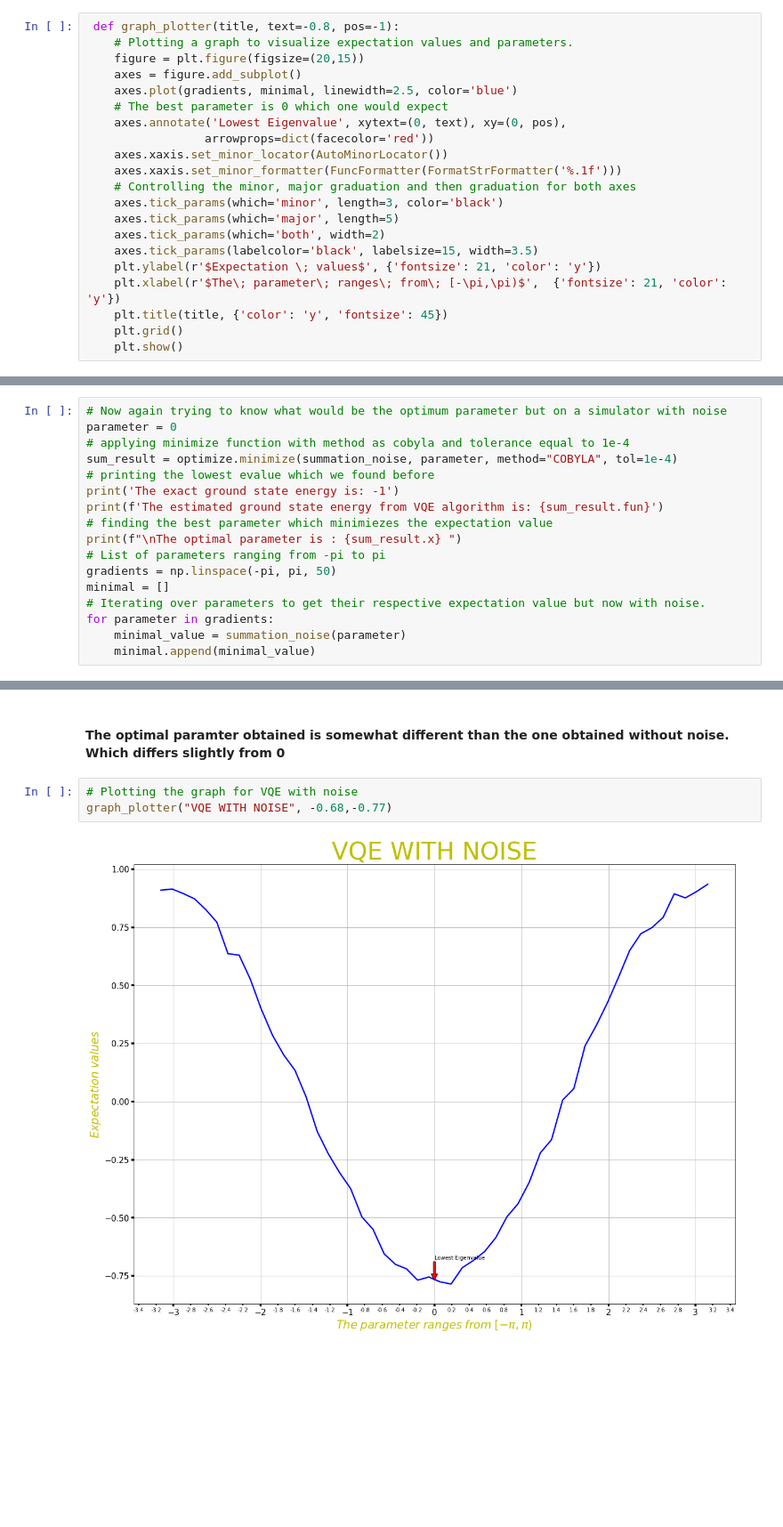
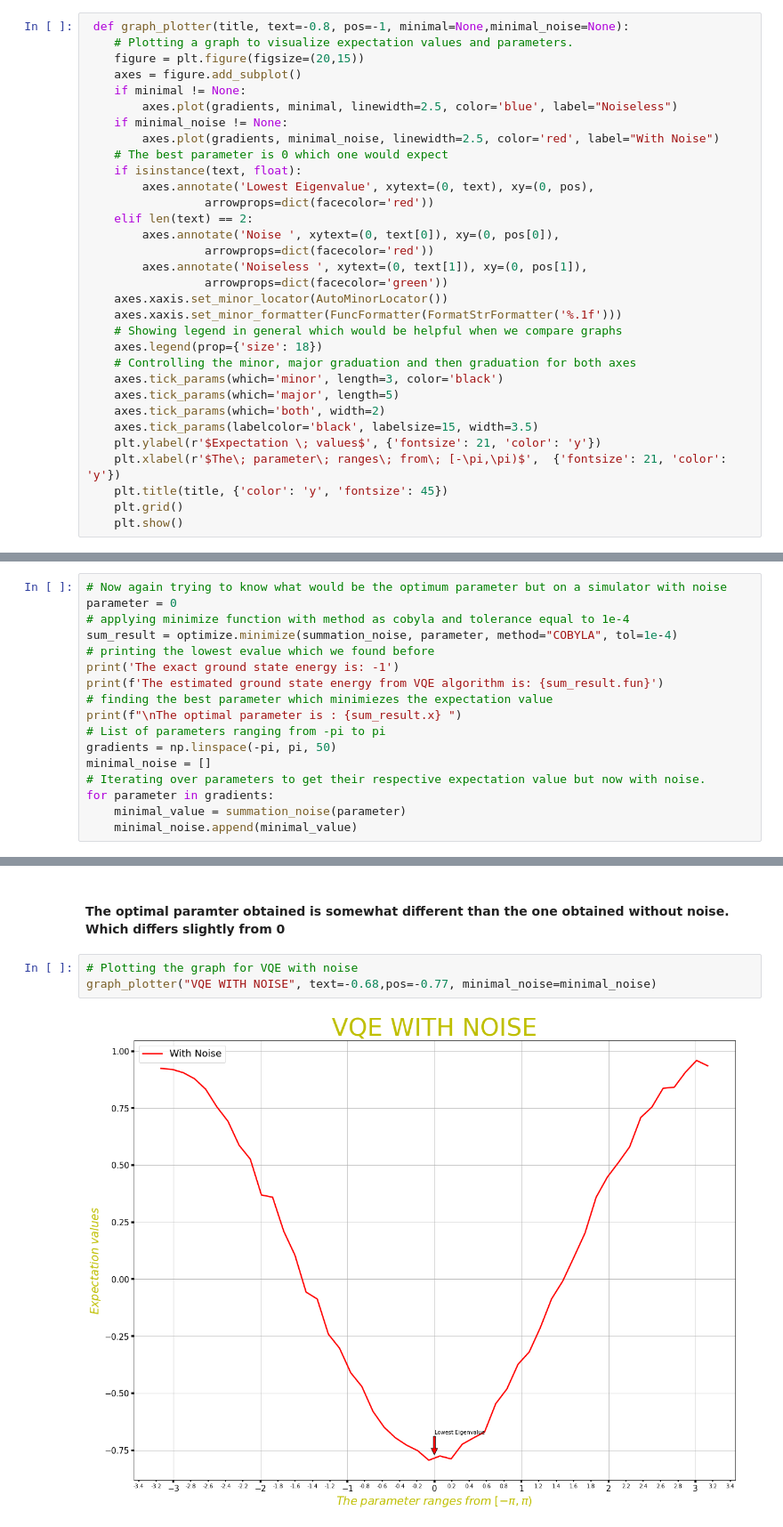
Before and after one commit to Hirmay/QOSF, a Jupyter notebook: Task4_Finding_lowest_eigenvalue.ipynb, the cells around one changed output, grey strips where cells are left out. Shown at 89% size. Drawn from its saved outputs; the diff is of its cells as text; blank space fills up the shorter version.

```diff
--- a/Task4_Finding_lowest_eigenvalue.ipynb
+++ b/Task4_Finding_lowest_eigenvalue.ipynb
@@ -171,16 +173,27 @@ The estimated ground state energy from VQE algorithm is: -1.0
 
 The optimal parameter is : 0.0
 # %%
- def graph_plotter(title, text=-0.8, pos=-1):
+ def graph_plotter(title, text=-0.8, pos=-1, minimal=None,minimal_noise=None):
     # Plotting a graph to visualize expectation values and parameters.
     figure = plt.figure(figsize=(20,15))
     axes = figure.add_subplot()
-    axes.plot(gradients, minimal, linewidth=2.5, color='blue')
+    if minimal != None:
+        axes.plot(gradients, minimal, linewidth=2.5, color='blue', label="Noiseless")
+    if minimal_noise != None:
+        axes.plot(gradients, minimal_noise, linewidth=2.5, color='red', label="With Noise")
     # The best parameter is 0 which one would expect
-    axes.annotate('Lowest Eigenvalue', xytext=(0, text), xy=(0, pos),
+    if isinstance(text, float):
+        axes.annotate('Lowest Eigenvalue', xytext=(0, text), xy=(0, pos),
                  arrowprops=dict(facecolor='red'))
+    elif len(text) == 2:
+        axes.annotate('Noise ', xytext=(0, text[0]), xy=(0, pos[0]),
+                 arrowprops=dict(facecolor='red'))
+        axes.annotate('Noiseless ', xytext=(0, text[1]), xy=(0, pos[1]),
+                 arrowprops=dict(facecolor='green'))
     axes.xaxis.set_minor_locator(AutoMinorLocator())
     axes.xaxis.set_minor_formatter(FuncFormatter(FormatStrFormatter('%.1f')))
+    # Showing legend in general which would be helpful when we compare graphs
+    axes.legend(prop={'size': 18})
     # Controlling the minor, major graduation and then graduation for both axes
     axes.tick_params(which='minor', length=3, color='black')
     axes.tick_params(which='major', length=5)
@@ -249,10 +262,10 @@ print(f'The estimated ground state energy from VQE algorithm is: {sum_result.fun
 print(f"\nThe optimal parameter is : {sum_result.x} ")
 # List of parameters ranging from -pi to pi
 gradients = np.linspace(-pi, pi, 50)
-minimal = []
+minimal_noise = []
 # Iterating over parameters to get their respective expectation value but now with noise.
 for parameter in gradients:
     minimal_value = summation_noise(parameter)
-    minimal.append(minimal_value)
+    minimal_noise.append(minimal_value)
 # %% [output]
 The exact ground state energy is: -1
@@ -263,8 +276,8 @@ The optimal parameter is : 0.0624
 #### The optimal paramter obtained is somewhat different than the one obtained without noise. Which differs slightly from 0
 # %%
 # Plotting the graph for VQE with noise
-graph_plotter("VQE WITH NOISE", -0.68,-0.77)
+graph_plotter("VQE WITH NOISE", text=-0.68,pos=-0.77, minimal_noise=minimal_noise)
 # %% [output]
-[figure, old version]
+[figure, new version]
 # %%
 # Again the best angle which given by the optimizer would be utilized through interpolation.
```
Also changed, not shown: parts of 11 cells of this notebook.
